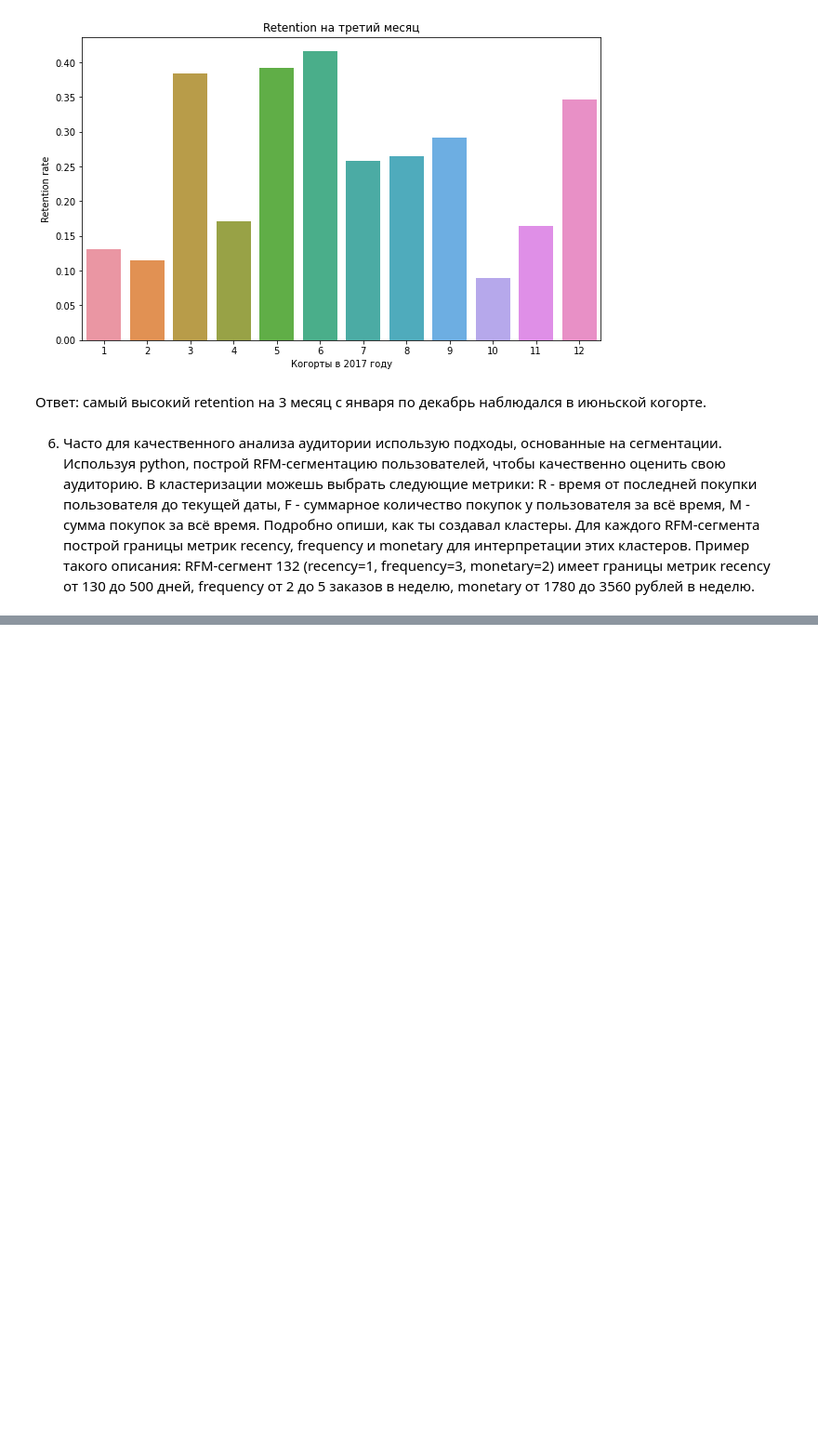
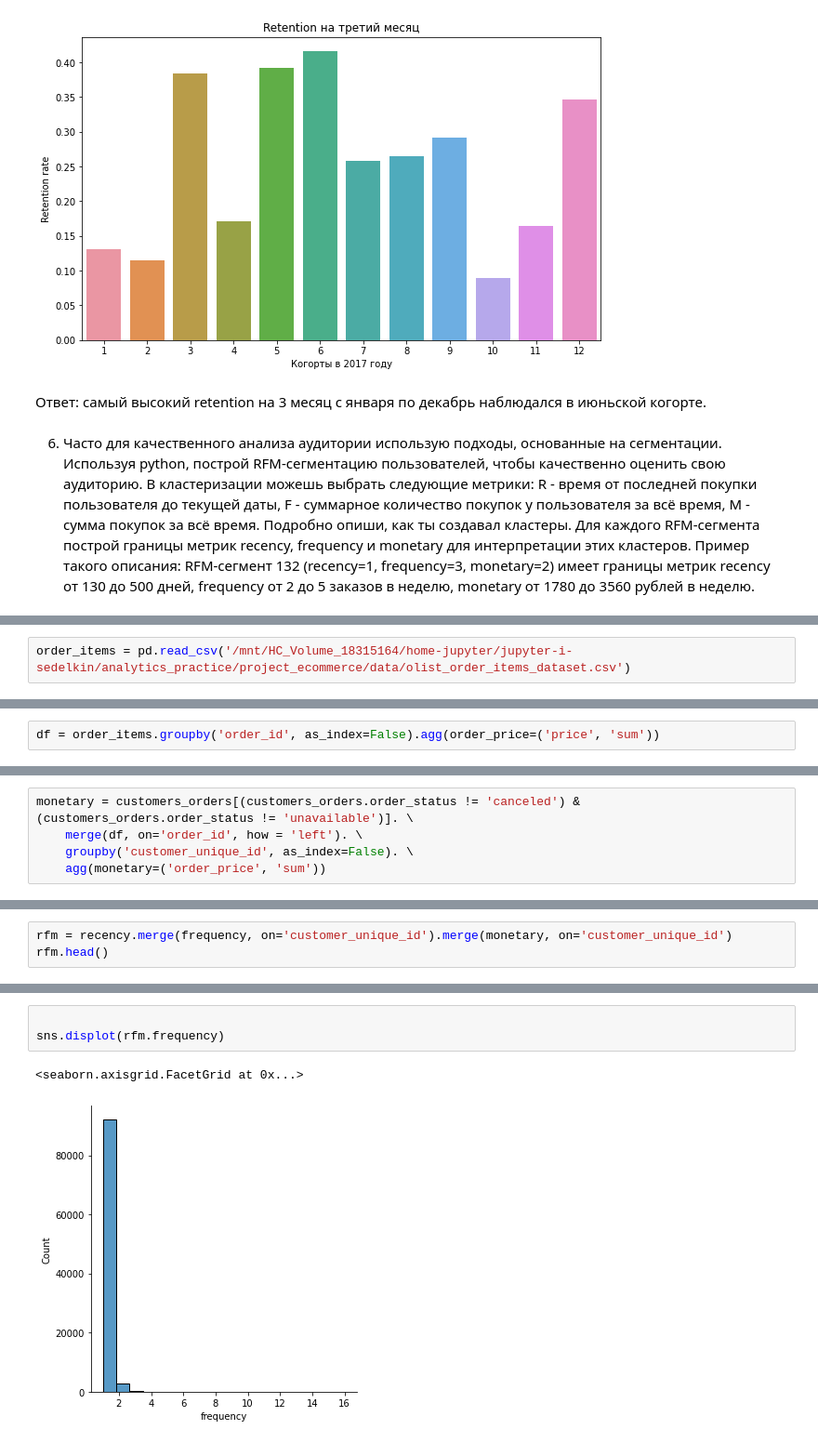
Before and after one commit to y0lk1n/analytics-practice, a Jupyter notebook: project_ecommerce/project_notebook.ipynb, the cells around one changed output, grey strips where cells are left out. Shown at 93% size. Cells and saved outputs as stored; diff of their text form; blank space fills up the shorter version.

Commit message:
Added part of RFM analisys calculation to the ecommerce_project

```diff
--- a/project_ecommerce/project_notebook.ipynb
+++ b/project_ecommerce/project_notebook.ipynb
@@ -504,0 +539,2 @@ Text(0, 0.5, 'Retention rate')
+# %%
+order_items = pd.read_csv('/mnt/HC_Volume_18315164/home-jupyter/jupyter-i-sedelkin/analytics_practice/project_ecommerce/data/olist_order_items_dataset.csv')
@@ -504,0 +571,2 @@ Text(0, 0.5, 'Retention rate')
+# %%
+df = order_items.groupby('order_id', as_index=False).agg(order_price=('price', 'sum'))
@@ -504,0 +575,5 @@ Text(0, 0.5, 'Retention rate')
+# %%
+monetary = customers_orders[(customers_orders.order_status != 'canceled') & (customers_orders.order_status != 'unavailable')]. \
+    merge(df, on='order_id', how = 'left'). \
+    groupby('customer_unique_id', as_index=False). \
+    agg(monetary=('order_price', 'sum'))
@@ -504,0 +586,3 @@ Text(0, 0.5, 'Retention rate')
+# %%
+rfm = recency.merge(frequency, on='customer_unique_id').merge(monetary, on='customer_unique_id')
+rfm.head()
@@ -504,0 +603,6 @@ Text(0, 0.5, 'Retention rate')
+# %%
+
+sns.displot(rfm.frequency)
+# %% [output]
+<seaborn.axisgrid.FacetGrid at 0x...>
+[figure, added]
```
Also changed, not shown: parts of 21 cells of this notebook.
